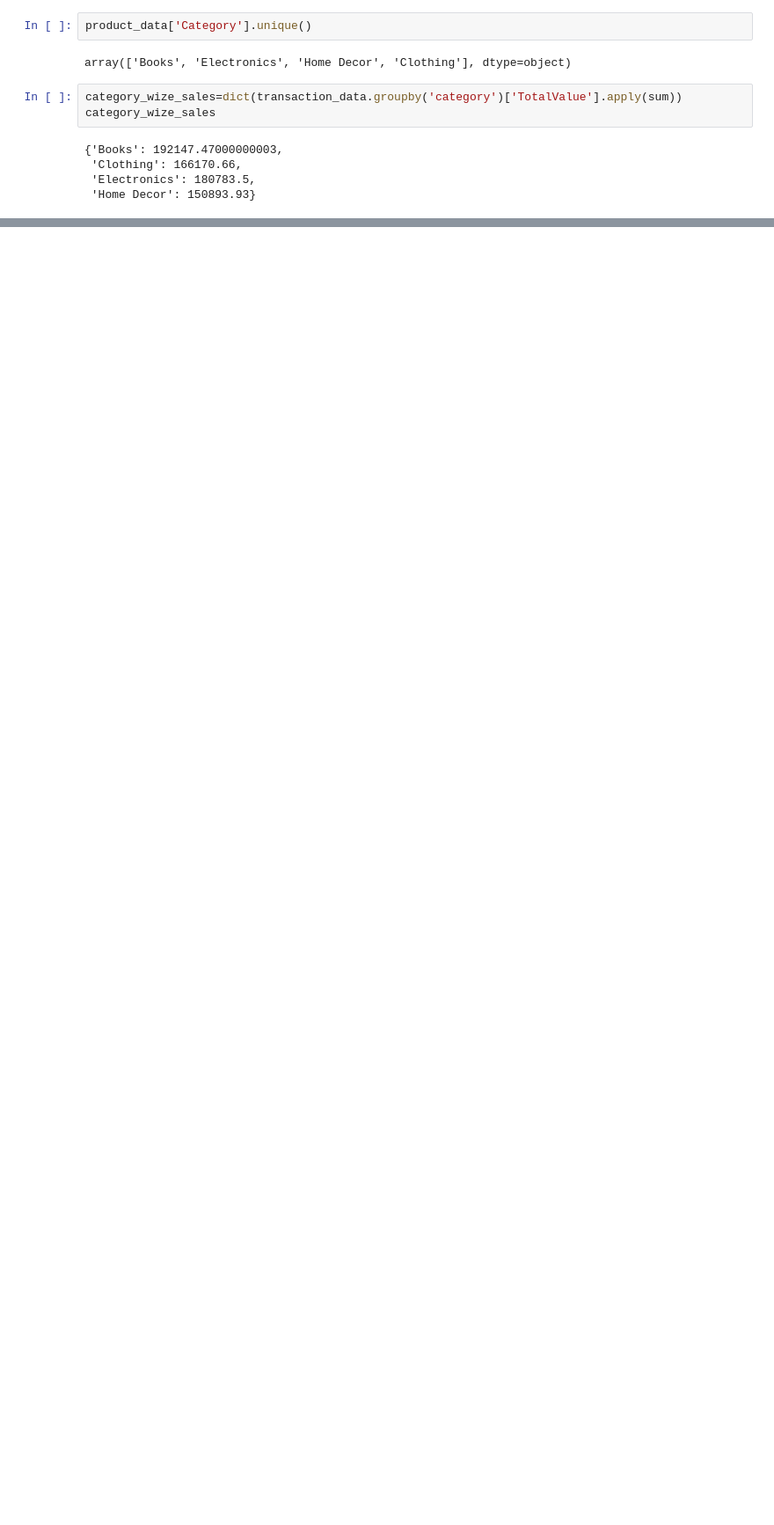
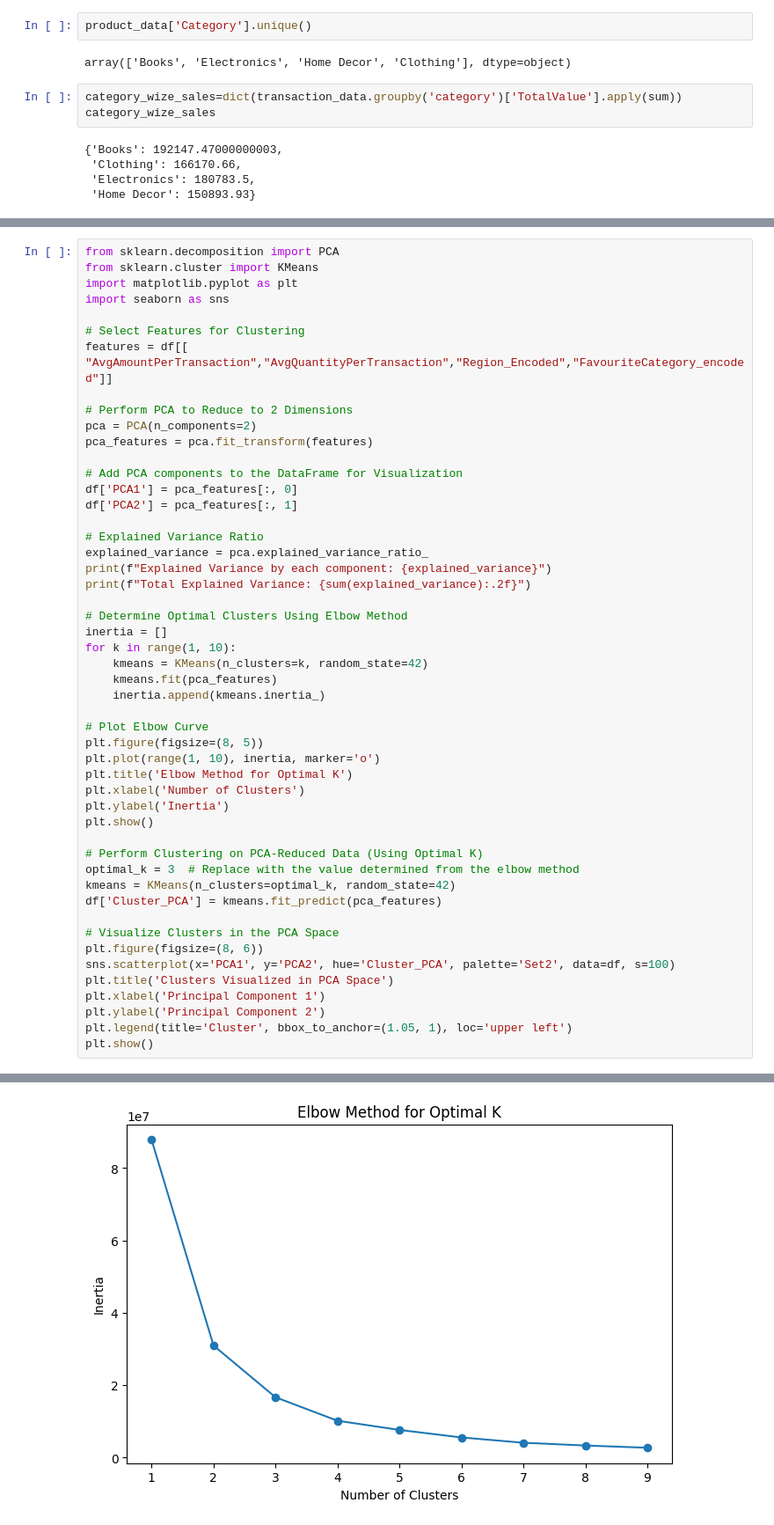
Before and after one commit to kavirajmetech/academic_miniprojects, a Jupyter notebook: zeopat/hello.ipynb, the cells around one changed output, grey strips where cells are left out. Shown at 88% size. Drawn from its saved outputs; the diff is of its cells as text; blank space fills up the shorter version.

```diff
--- a/zeopat/eda.ipynb
+++ b/zeopat/hello.ipynb
@@ -380,0 +534,51 @@ plt.show()
+# %%
+from sklearn.decomposition import PCA
+from sklearn.cluster import KMeans
+import matplotlib.pyplot as plt
+import seaborn as sns
+
+# Select Features for Clustering
+features = df[[ "AvgAmountPerTransaction","AvgQuantityPerTransaction","Region_Encoded","FavouriteCategory_encoded"]]
+
+# Perform PCA to Reduce to 2 Dimensions
+pca = PCA(n_components=2)
+pca_features = pca.fit_transform(features)
+
+# Add PCA components to the DataFrame for Visualization
+df['PCA1'] = pca_features[:, 0]
+df['PCA2'] = pca_features[:, 1]
+
+# Explained Variance Ratio
+explained_variance = pca.explained_variance_ratio_
+print(f"Explained Variance by each component: {explained_variance}")
+print(f"Total Explained Variance: {sum(explained_variance):.2f}")
+
+# Determine Optimal Clusters Using Elbow Method
+inertia = []
+for k in range(1, 10):
+    kmeans = KMeans(n_clusters=k, random_state=42)
+    kmeans.fit(pca_features)
+    inertia.append(kmeans.inertia_)
+
+# Plot Elbow Curve
+plt.figure(figsize=(8, 5))
+plt.plot(range(1, 10), inertia, marker='o')
+plt.title('Elbow Method for Optimal K')
+plt.xlabel('Number of Clusters')
+plt.ylabel('Inertia')
+plt.show()
+
+# Perform Clustering on PCA-Reduced Data (Using Optimal K)
+optimal_k = 3  # Replace with the value determined from the elbow method
+kmeans = KMeans(n_clusters=optimal_k, random_state=42)
+df['Cluster_PCA'] = kmeans.fit_predict(pca_features)
+
+# Visualize Clusters in the PCA Space
+plt.figure(figsize=(8, 6))
+sns.scatterplot(x='PCA1', y='PCA2', hue='Cluster_PCA', palette='Set2', data=df, s=100)
+plt.title('Clusters Visualized in PCA Space')
+plt.xlabel('Principal Component 1')
+plt.ylabel('Principal Component 2')
+plt.legend(title='Cluster', bbox_to_anchor=(1.05, 1), loc='upper left')
+plt.show()
+# %% [output]
@@ -380,0 +587 @@ plt.show()
+[figure, added]
```
Also changed, not shown: parts of 8 cells of this notebook, 8 other files.
